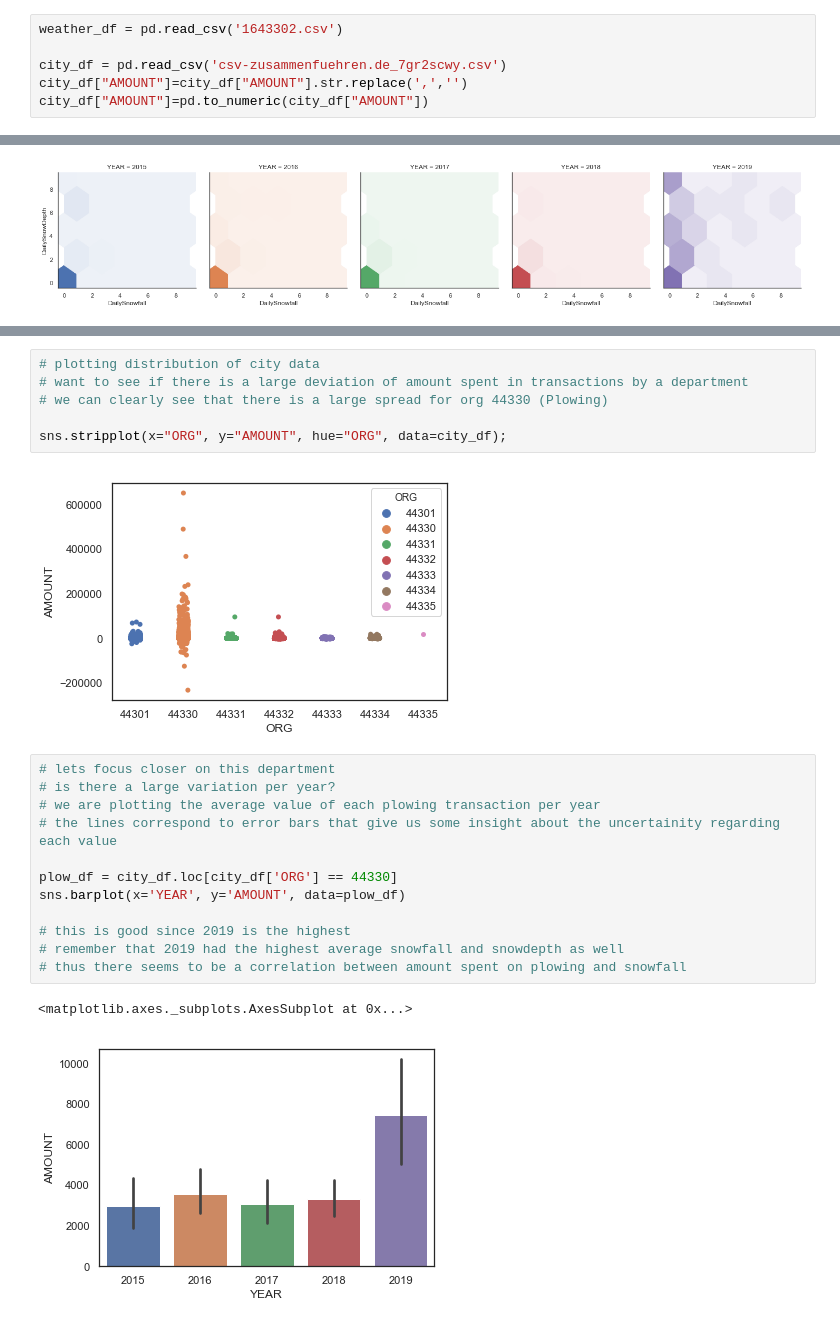
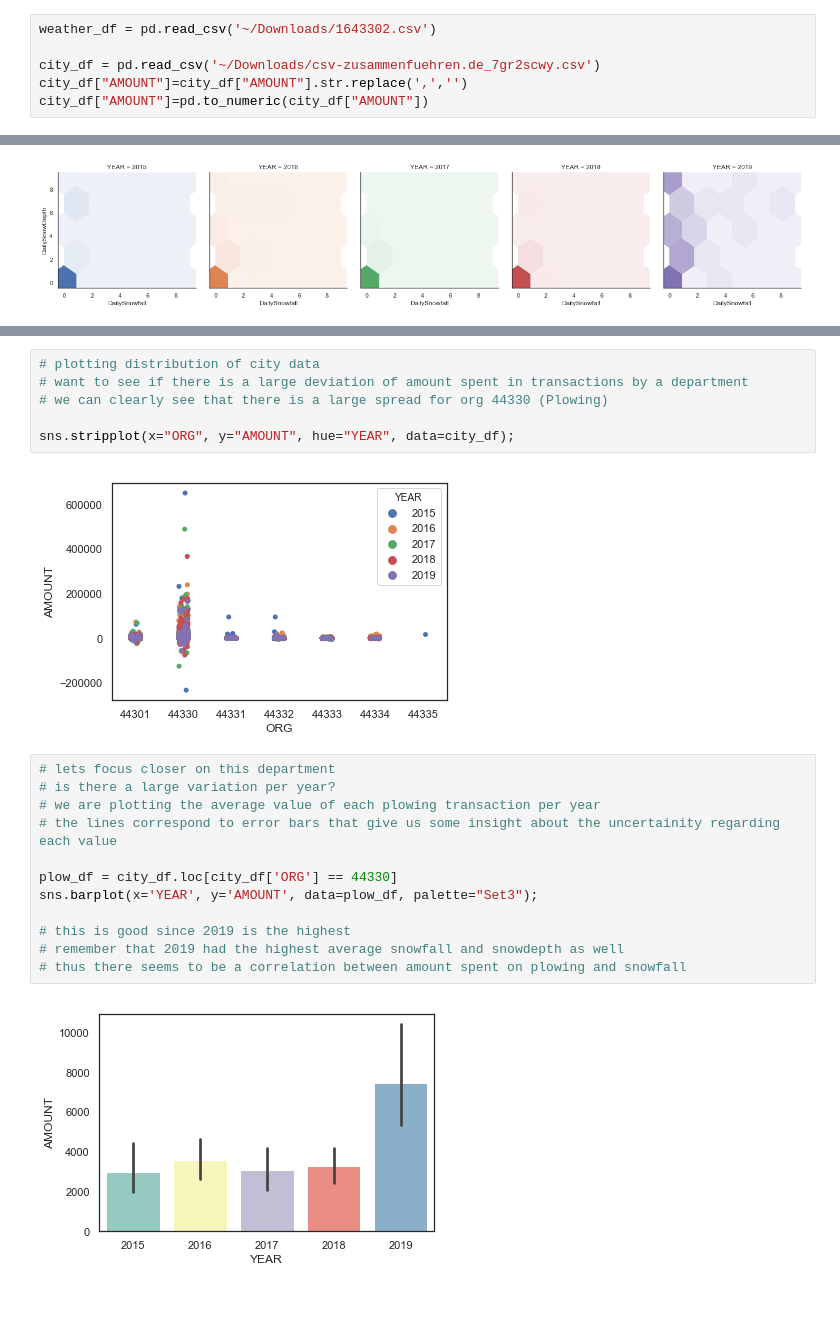
Before and after one commit to tylerharter/s19-city-t1, a Jupyter notebook: Madison Snowfall Visualization.ipynb, the cells around one changed output, grey strips where cells are left out. Drawn from its saved outputs; the diff is of its cells as text.

Commit message:
Cleaned up charts, narrowed down to a single object

```diff
--- a/Madison Snowfall Visualization.ipynb
+++ b/Madison Snowfall Visualization.ipynb
@@ -9,9 +9,9 @@ sns.despine()
 # %% [output]
 <Figure size 432x288 with 0 Axes>
 # %%
-weather_df = pd.read_csv('1643302.csv')
+weather_df = pd.read_csv('~/Downloads/1643302.csv')
 
-city_df = pd.read_csv('csv-zusammenfuehren.de_7gr2scwy.csv')
+city_df = pd.read_csv('~/Downloads/csv-zusammenfuehren.de_7gr2scwy.csv')
 city_df["AMOUNT"]=city_df["AMOUNT"].str.replace(',','')
 city_df["AMOUNT"]=pd.to_numeric(city_df["AMOUNT"])
 # %%
@@ -120,21 +105,20 @@ sns.barplot(x='YEAR', y='DailySnowDepth', data=weather_df)
 # want to see if there is a large deviation of amount spent in transactions by a department
 # we can clearly see that there is a large spread for org 44330 (Plowing)
 
-sns.stripplot(x="ORG", y="AMOUNT", hue="ORG", data=city_df);
+sns.stripplot(x="ORG", y="AMOUNT", hue="YEAR", data=city_df);
 # %% [output]
-[figure, old version]
+[figure, new version]
 # %%
 # lets focus closer on this department
 # is there a large variation per year?
 # we are plotting the average value of each plowing transaction per year
 # the lines correspond to error bars that give us some insight about the uncertainity regarding each value
 
 plow_df = city_df.loc[city_df['ORG'] == 44330]
-sns.barplot(x='YEAR', y='AMOUNT', data=plow_df)
+sns.barplot(x='YEAR', y='AMOUNT', data=plow_df, palette="Set3");
 
 # this is good since 2019 is the highest
 # remember that 2019 had the highest average snowfall and snowdepth as well
 # thus there seems to be a correlation between amount spent on plowing and snowfall
 # %% [output]
-<matplotlib.axes._subplots.AxesSubplot at 0x...>
-[figure, old version]
+[figure, new version]
```
Also changed, not shown: parts of 11 cells of this notebook.
